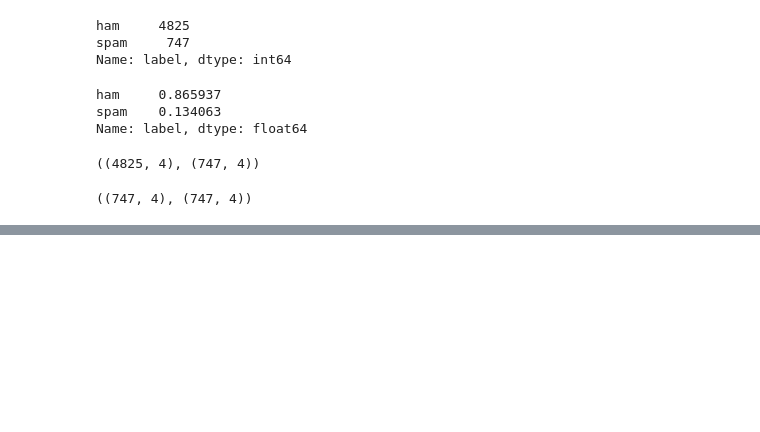
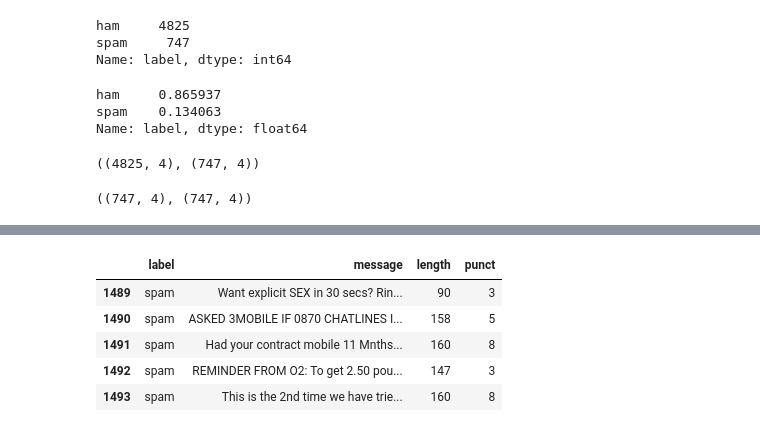
Before and after one commit to fishitmo/Takeobds, a Jupyter notebook: Random_Forest_&_SVM_01_31.ipynb, the cells around one changed output, grey strips where cells are left out. Cells and saved outputs as stored; diff of their text form; code cells hidden in the pictures; blank space fills up the shorter version.

```diff
--- a/Random_Forest_&_SVM_01_31.ipynb
+++ b/Random_Forest_&_SVM_01_31.ipynb
@@ -104,0 +124,9 @@ data = ham.append(spam, ignore_index=True)
+# %%
+data.tail()
+# %% [output]
+|  | label | message | length | punct |
+| 1489 | spam | Want explicit SEX in 30 secs? Rin... | 90 | 3 |
+| 1490 | spam | ASKED 3MOBILE IF 0870 CHATLINES I... | 158 | 5 |
+| 1491 | spam | Had your contract mobile 11 Mnths... | 160 | 8 |
+| 1492 | spam | REMINDER FROM O2: To get 2.50 pou... | 147 | 3 |
+| 1493 | spam | This is the 2nd time we have trie... | 160 | 8 |
```
Also changed, not shown: parts of 26 cells of this notebook.
